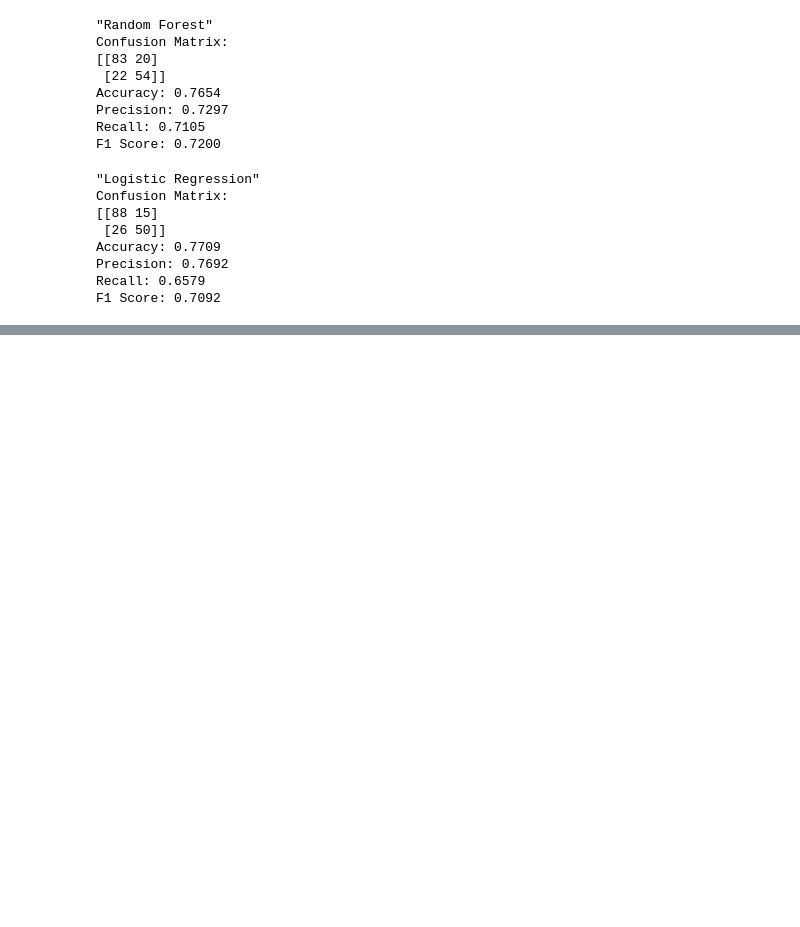
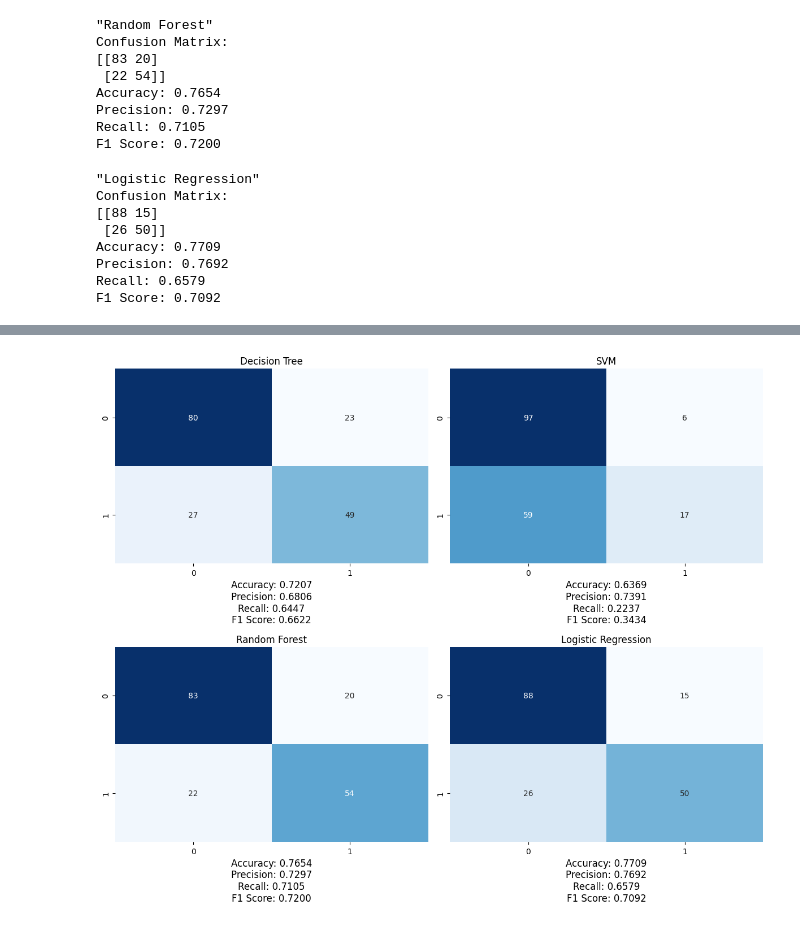
Before and after one commit to ripepersimmon/aiprogrammingtitanic, a Jupyter notebook: code/finalcode.ipynb, the cells around one changed output, grey strips where cells are left out. Saved outputs shown, nothing was run; the diff lists cells and outputs as text; code cells hidden in the pictures; blank space fills up the shorter version.

Commit message:
visualize cm, scores

```diff
--- a/code/finalcode.ipynb
+++ b/code/finalcode.ipynb
@@ -206,0 +212,35 @@ F1 Score: 0.7092
+# %%
+import matplotlib.pyplot as plt
+import seaborn as sns
+
+fig, axes = plt.subplots(2, 2, figsize=(12, 10))
+
+# Decision Tree 혼동행렬
+sns.heatmap(dt_conf_matrix, annot=True, fmt='d', cmap='Blues', ax=axes[0, 0], cbar=False)
+axes[0, 0].set_title("Decision Tree")
+axes[0, 0].text(0.5, -0.2,
+                f'Accuracy: {dt_accuracy:.4f}\nPrecision: {dt_precision:.4f}\nRecall: {dt_recall:.4f}\nF1 Score: {dt_f1_score:.4f}',
+                  ha='center', va='center', transform=axes[0, 0].transAxes, fontsize=12, color='black')
+# SVM 혼동행렬
+sns.heatmap(svm_conf_matrix, annot=True, fmt='d', cmap='Blues', ax=axes[0, 1], cbar=False)
+axes[0, 1].set_title("SVM")
+axes[0, 1].text(0.5, -0.2,
+                f'Accuracy: {svm_accuracy:.4f}\nPrecision: {svm_precision:.4f}\nRecall: {svm_recall:.4f}\nF1 Score: {svm_f1_score:.4f}',
+                  ha='center', va='center', transform=axes[0, 1].transAxes, fontsize=12, color='black')
+# Random Forest 혼동행렬
+sns.heatmap(rf_conf_matrix, annot=True, fmt='d', cmap='Blues', ax=axes[1, 0], cbar=False)
+axes[1, 0].set_title("Random Forest")
+axes[1, 0].text(0.5, -0.2,
+                f'Accuracy: {rf_accuracy:.4f}\nPrecision: {rf_precision:.4f}\nRecall: {rf_recall:.4f}\nF1 Score: {rf_f1_score:.4f}',
+                  ha='center', va='center', transform=axes[1, 0].transAxes, fontsize=12, color='black')
+# Logistic Regression 혼동행렬
+sns.heatmap(lr_conf_matrix, annot=True, fmt='d', cmap='Blues', ax=axes[1, 1], cbar=False)
+axes[1, 1].set_title("Logistic Regression")
+axes[1, 1].text(0.5, -0.2,
+                f'Accuracy: {lr_accuracy:.4f}\nPrecision: {lr_precision:.4f}\nRecall: {lr_recall:.4f}\nF1 Score: {lr_f1_score:.4f}',
+                  ha='center', va='center', transform=axes[1, 1].transAxes, fontsize=12, color='black')
+# 레이아웃 조정
+plt.tight_layout()
+plt.show()
+# %% [output]
+[figure, added]
```
Also changed, not shown: parts of 1 cell of this notebook.
